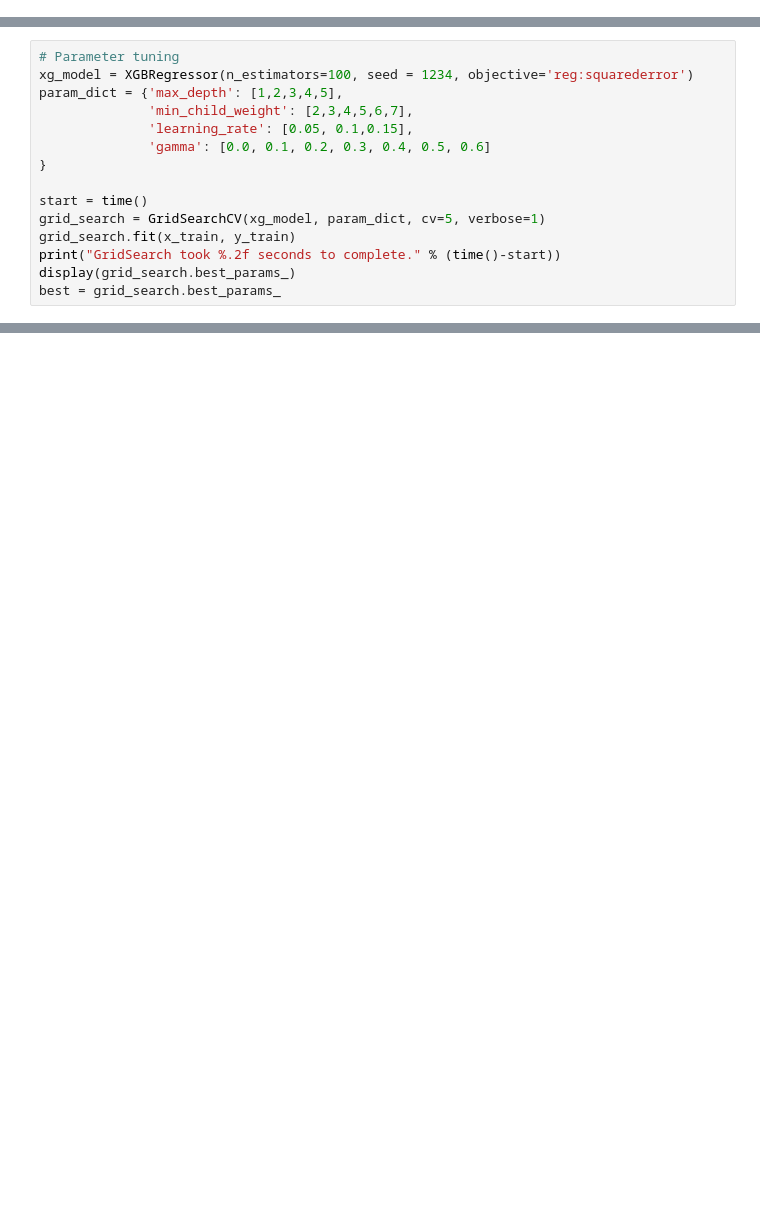
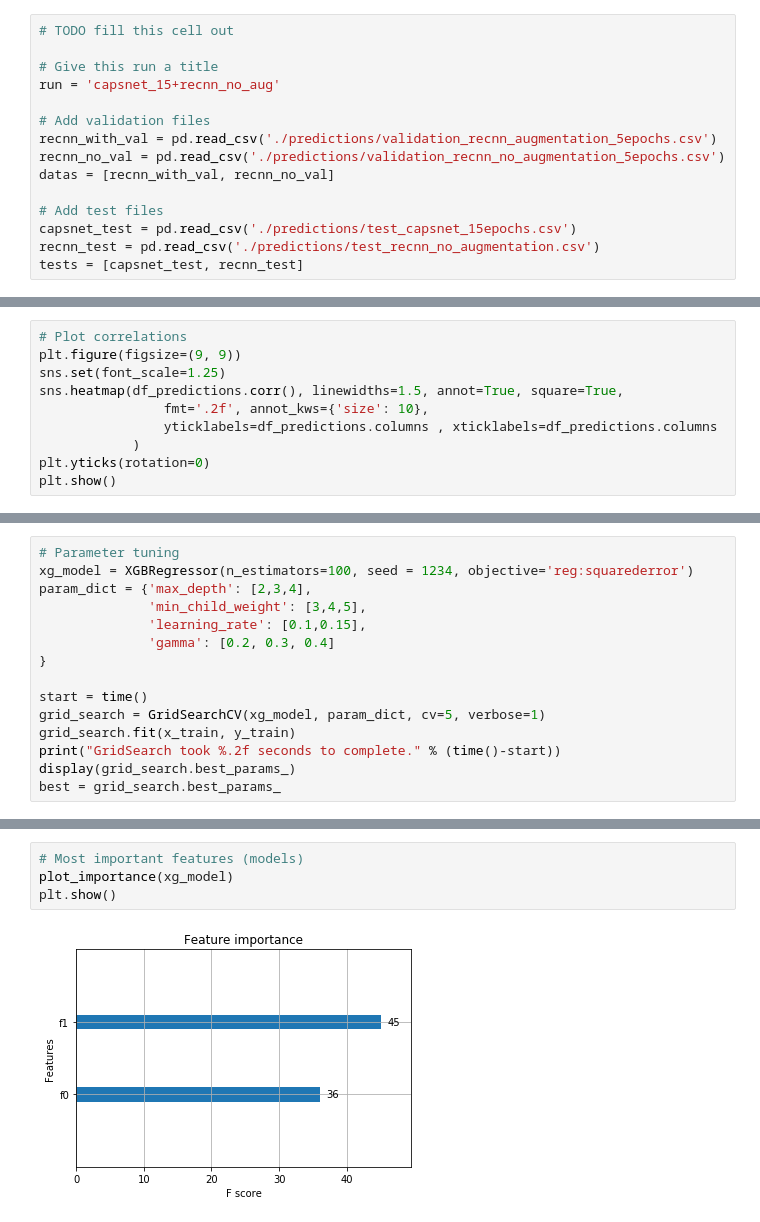
Before and after one commit to stephandooper/ismi, a Jupyter notebook: Project/XGboost_ensemble.ipynb, the cells around one changed output, grey strips where cells are left out. Drawn from its saved outputs; the diff is of its cells as text; blank space fills up the shorter version.

```diff
--- a/Project/XGboost_ensemble.ipynb
+++ b/Project/XGboost_ensemble.ipynb
@@ -9 +13,16 @@ from sklearn.metrics import accuracy_score, mean_squared_error
+# %%
+# TODO fill this cell out
+
+# Give this run a title
+run = 'capsnet_15+recnn_no_aug'
+
+# Add validation files
+recnn_with_val = pd.read_csv('./predictions/validation_recnn_augmentation_5epochs.csv')
+recnn_no_val = pd.read_csv('./predictions/validation_recnn_no_augmentation_5epochs.csv')
+datas = [recnn_with_val, recnn_no_val]
+
+# Add test files
+capsnet_test = pd.read_csv('./predictions/test_capsnet_15epochs.csv')
+recnn_test = pd.read_csv('./predictions/test_recnn_no_augmentation.csv')
+tests = [capsnet_test, recnn_test]
 # %%
@@ -27,0 +93,10 @@ x_test = np.stack(([x['prediction'] for x in tests]), axis=1)
+# %%
+# Plot correlations
+plt.figure(figsize=(9, 9))
+sns.set(font_scale=1.25)
+sns.heatmap(df_predictions.corr(), linewidths=1.5, annot=True, square=True,
+                fmt='.2f', annot_kws={'size': 10},
+                yticklabels=df_predictions.columns , xticklabels=df_predictions.columns
+            )
+plt.yticks(rotation=0)
+plt.show()
@@ -28,10 +105,10 @@ x_test = np.stack(([x['prediction'] for x in tests]), axis=1)
 # %%
 # Parameter tuning
 xg_model = XGBRegressor(n_estimators=100, seed = 1234, objective='reg:squarederror')
-param_dict = {'max_depth': [1,2,3,4,5],
-              'min_child_weight': [2,3,4,5,6,7],
-              'learning_rate': [0.05, 0.1,0.15],
-              'gamma': [0.0, 0.1, 0.2, 0.3, 0.4, 0.5, 0.6]
+param_dict = {'max_depth': [2,3,4],
+              'min_child_weight': [3,4,5],
+              'learning_rate': [0.1,0.15],
+              'gamma': [0.2, 0.3, 0.4]
 }
 
 start = time()
@@ -57,3 +143,9 @@ print("RMSE: %.4f" % np.sqrt(mean_squared_error(y_valid, xg_preds)))
+# %%
+# Most important features (models)
+plot_importance(xg_model)
+plt.show()
+# %% [output]
+[figure, added]
 # %%
 # Train on whole dataset
 xg_model_total = XGBRegressor(objective='reg:squarederror',
```
Also changed, not shown: parts of 10 cells of this notebook, 2 other files.
